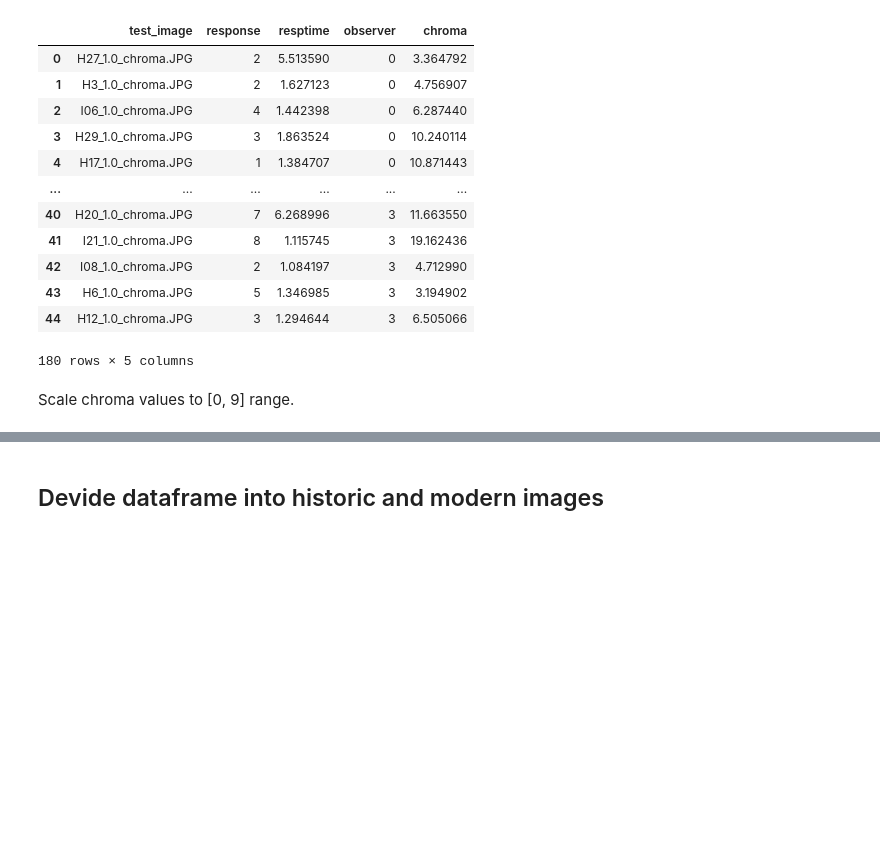
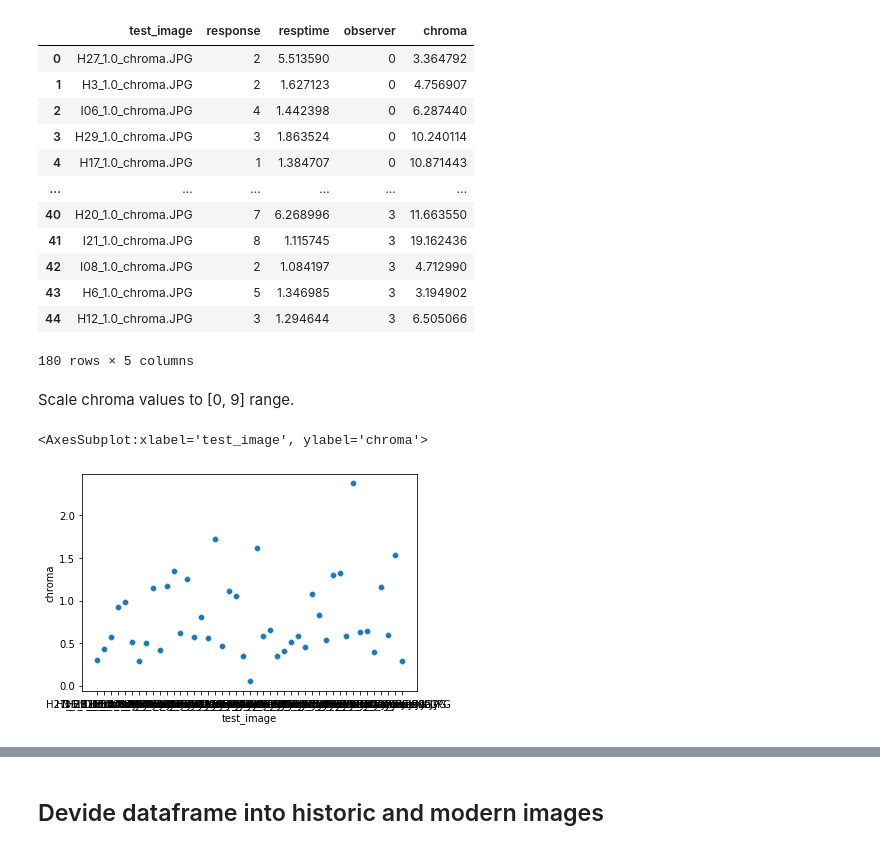
Before and after one commit to Thrrym/PerceptionAndImageQuality, a Jupyter notebook: analysis/analysis.ipynb, the cells around one changed output, grey strips where cells are left out. Drawn from its saved outputs; the diff is of its cells as text; code cells hidden in the pictures; blank space fills up the shorter version.

```diff
--- a/analysis/analysis.ipynb
+++ b/analysis/analysis.ipynb
@@ -162,3 +162,8 @@ df['chroma'] = chroma_values
 
 assert max(df['chroma']) <= 9
 assert min(df['chroma']) >= 0
+# %%
+sns.scatterplot(data=df, x='test_image', y='chroma')
+# %% [output]
+<AxesSubplot:xlabel='test_image', ylabel='chroma'>
+[figure, added]
```
Also changed, not shown: parts of 7 cells of this notebook.
